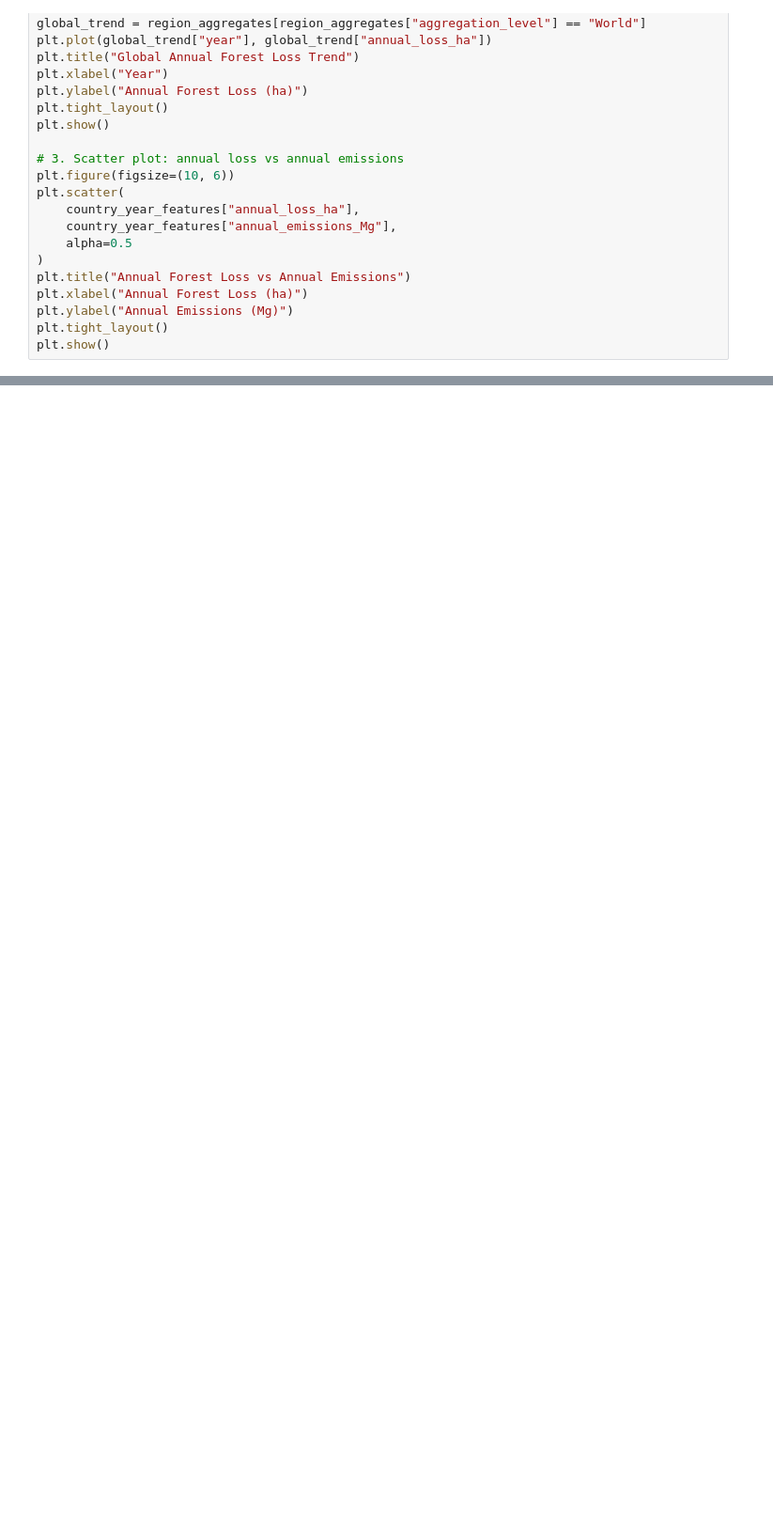
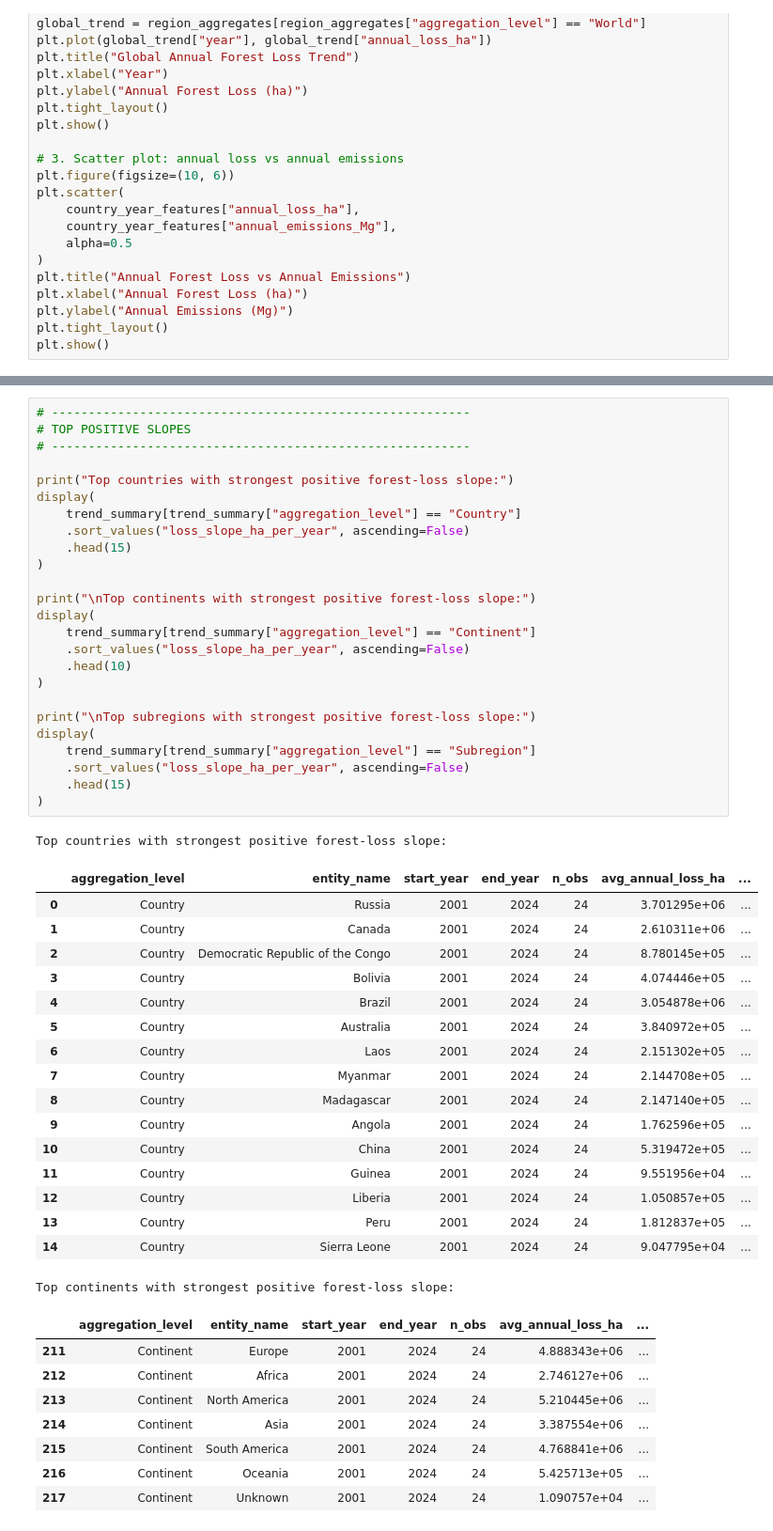
Before and after one commit to CH-CHISAKA/GlobalForestAnalysis, a Jupyter notebook: world_forest_distribution.ipynb, the cells around one changed output, grey strips where cells are left out. Shown at 94% size. Drawn from its saved outputs; the diff is of its cells as text; blank space fills up the shorter version.

```diff
--- a/world_forest_distribution.ipynb
+++ b/world_forest_distribution.ipynb
@@ -1846,0 +2405,52 @@ plt.show()
+# %%
+# ---------------------------------------------------------
+# TOP POSITIVE SLOPES
+# ---------------------------------------------------------
+
+print("Top countries with strongest positive forest-loss slope:")
+display(
+    trend_summary[trend_summary["aggregation_level"] == "Country"]
+    .sort_values("loss_slope_ha_per_year", ascending=False)
+    .head(15)
+)
+
+print("\nTop continents with strongest positive forest-loss slope:")
+display(
+    trend_summary[trend_summary["aggregation_level"] == "Continent"]
+    .sort_values("loss_slope_ha_per_year", ascending=False)
+    .head(10)
+)
+
+print("\nTop subregions with strongest positive forest-loss slope:")
+display(
+    trend_summary[trend_summary["aggregation_level"] == "Subregion"]
+    .sort_values("loss_slope_ha_per_year", ascending=False)
+    .head(15)
+)
+# %% [output]
+Top countries with strongest positive forest-loss slope:
+|  | aggregation_level | entity_name | start_year | end_year | n_obs | avg_annual_loss_ha | ... |
+| 0 | Country | Russia | 2001 | 2024 | 24 | 3.701295e+06 | ... |
+| 1 | Country | Canada | 2001 | 2024 | 24 | 2.610311e+06 | ... |
+| 2 | Country | Democratic Republic of the Congo | 2001 | 2024 | 24 | 8.780145e+05 | ... |
+| 3 | Country | Bolivia | 2001 | 2024 | 24 | 4.074446e+05 | ... |
+| 4 | Country | Brazil | 2001 | 2024 | 24 | 3.054878e+06 | ... |
+| 5 | Country | Australia | 2001 | 2024 | 24 | 3.840972e+05 | ... |
+| 6 | Country | Laos | 2001 | 2024 | 24 | 2.151302e+05 | ... |
+| 7 | Country | Myanmar | 2001 | 2024 | 24 | 2.144708e+05 | ... |
+| 8 | Country | Madagascar | 2001 | 2024 | 24 | 2.147140e+05 | ... |
+| 9 | Country | Angola | 2001 | 2024 | 24 | 1.762596e+05 | ... |
+| 10 | Country | China | 2001 | 2024 | 24 | 5.319472e+05 | ... |
+| 11 | Country | Guinea | 2001 | 2024 | 24 | 9.551956e+04 | ... |
+| 12 | Country | Liberia | 2001 | 2024 | 24 | 1.050857e+05 | ... |
+| 13 | Country | Peru | 2001 | 2024 | 24 | 1.812837e+05 | ... |
+| 14 | Country | Sierra Leone | 2001 | 2024 | 24 | 9.047795e+04 | ... |
+Top continents with strongest positive forest-loss slope:
+|  | aggregation_level | entity_name | start_year | end_year | n_obs | avg_annual_loss_ha | ... |
+| 211 | Continent | Europe | 2001 | 2024 | 24 | 4.888343e+06 | ... |
+| 212 | Continent | Africa | 2001 | 2024 | 24 | 2.746127e+06 | ... |
+| 213 | Continent | North America | 2001 | 2024 | 24 | 5.210445e+06 | ... |
+| 214 | Continent | Asia | 2001 | 2024 | 24 | 3.387554e+06 | ... |
+| 215 | Continent | South America | 2001 | 2024 | 24 | 4.768841e+06 | ... |
+| 216 | Continent | Oceania | 2001 | 2024 | 24 | 5.425713e+05 | ... |
+| 217 | Continent | Unknown | 2001 | 2024 | 24 | 1.090757e+04 | ... |
```
Also changed, not shown: parts of 18 cells of this notebook.
